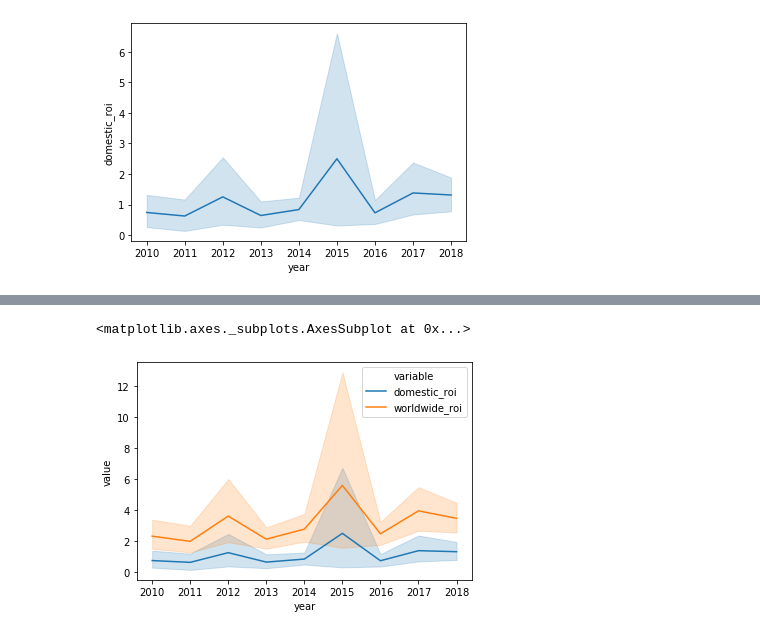
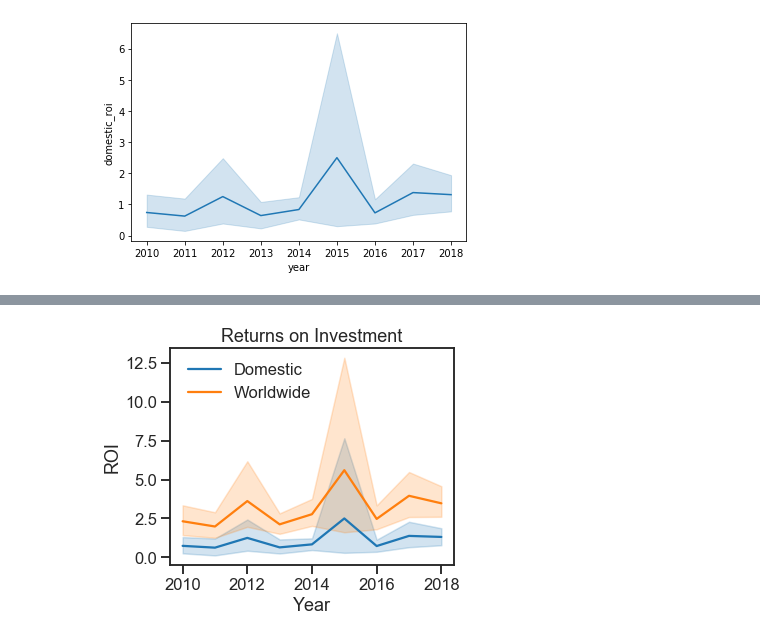
Before and after one commit to gksidhu/Correlates-to-ROI-in-Film, a Jupyter notebook: Analysis.ipynb, the cells around one changed output, grey strips where cells are left out. Cells and saved outputs as stored; diff of their text form; code cells hidden in the pictures.

```diff
--- a/Analysis.ipynb
+++ b/Analysis.ipynb
@@ -81,9 +64,29 @@ sns.lineplot(data=pd.melt(films_yr, ['year']), x='year',y='value', hue='variable
 # %%
 # Plot relevant subsets of data together on one plot by first subetting df
+sns.set_context("talk")
+# ax.set(xlabel='Xlabel', ylabel='Ylabel', title='Title', xlim=(xmin, xmax), ylim=(ymin, ymax))
 
-films_roi=films.filter(items=['year','domestic_roi', 'worldwide_roi'])
-sns.lineplot(data=pd.melt(films_roi, ['year']), x='year',y='value', hue='variable', legend='full')
+def lineplot_melt(df, columns):
+    df1=df.filter(items=['year', *columns])
+    ax = sns.lineplot(data=pd.melt(df1, ['year']), x='year',y='value', hue='variable', legend='full')
+    return ax
-# %% [output]
-<matplotlib.axes._subplots.AxesSubplot at 0x...>
-[figure, removed]
+# %%
+# Test function with multiple arguments
+# lineplot_melt(films, ['domestic_roi', 'worldwide_roi'])
+# works, but does not allow for graph customization
+
+films_roi=films.filter(items=['year', 'domestic_roi', 'worldwide_roi'])
+ax1 = sns.lineplot(data=pd.melt(films_roi, ['year']), x='year',y='value', hue='variable', legend='full')
+
+box = ax1.get_position()
+ax1.set_position([box.x0, box.y0, box.width * 0.85, box.height]) # resize position
+
+# Put a legend to the right side
+mylabels = ['Domestic','Worldwide']
+ax1.legend(loc=0, bbox_to_anchor=(0.55, 1), labels = mylabels, frameon=False)
+ax1.set(xlabel='Year', ylabel='ROI', title="Returns on Investment")
+
+plt.show()
+# %% [output]
+[figure, added]
 # %%
```
Also changed, not shown: parts of 9 cells of this notebook.
